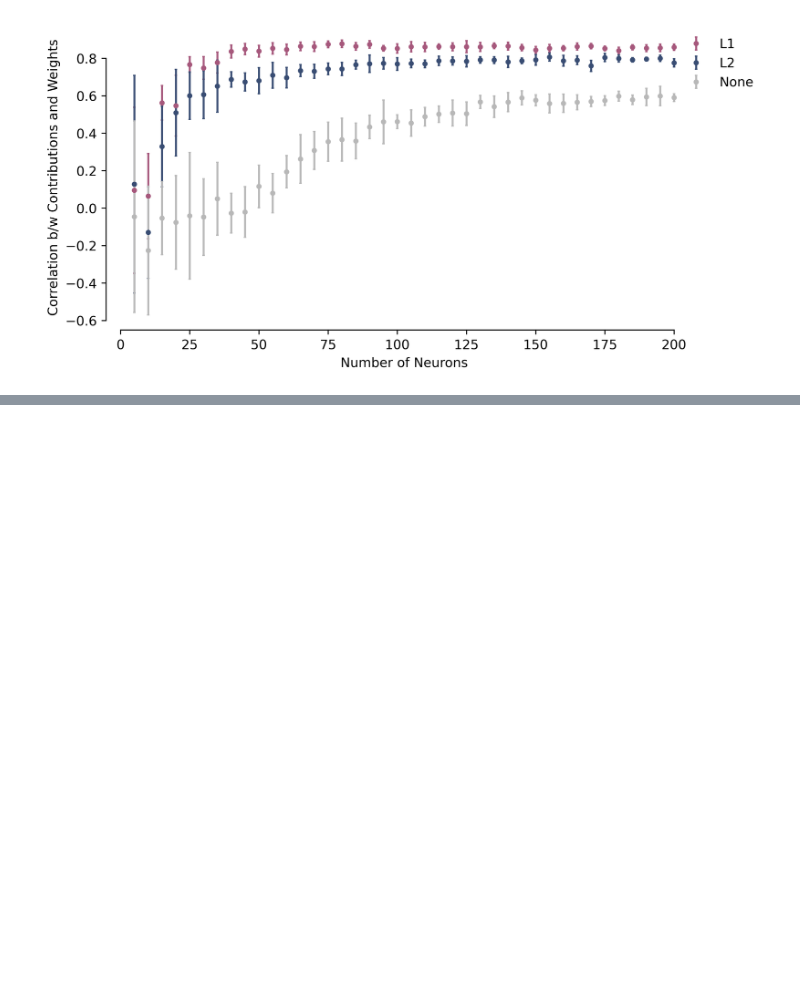
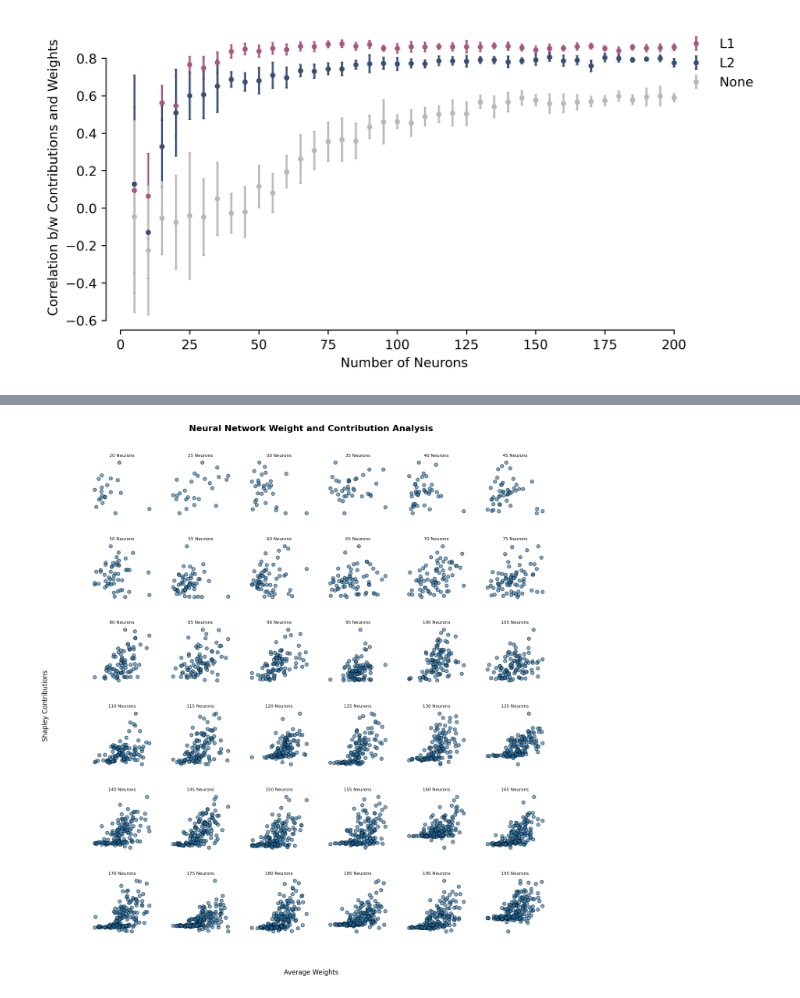
Before and after one commit to ShreyDixit/MSA-XAI, a Jupyter notebook: MLP/analysis notebook.ipynb, the cells around one changed output, grey strips where cells are left out. Cells and saved outputs as stored; diff of their text form; code cells hidden in the pictures; blank space fills up the shorter version.

```diff
--- a/MLP/analysis notebook.ipynb
+++ b/MLP/analysis notebook.ipynb
@@ -221,0 +289,31 @@ plt.savefig(f"figures/Correlation between Weights and Contributions.pdf",dpi=600
+# %%
+num_neurons_list = sorted(num_neurons_list)
+# %%
+import matplotlib.pyplot as plt
+
+rows, cols = 6, 6
+fig, axes = plt.subplots(rows, cols, figsize=(15, 15))
+
+for i, ax in enumerate(axes.flat):
+    # Replace the following with your actual plotting logic
+    relevant_results = manager.get_results(regularisation="none regularization", num_neurons=num_neurons_list[3:-1][i])
+    incoming_weights = relevant_results[0].model.layer1.weight.abs().mean(1).detach().cpu().numpy()
+    outgoing_weights = relevant_results[0].model.layer2[1].weight.abs().mean(0).detach().cpu().numpy()
+    average_weights = (outgoing_weights + incoming_weights) / 2
+
+    contributions = relevant_results[0].shapley_modes.values.mean(0)
+
+    # Scatter plot with circular, translucent dots
+    ax.scatter(average_weights, contributions, alpha=0.6, s=40, edgecolor="k")  # s adjusts the size of dots
+    ax.set_title(f'{num_neurons_list[3:-1][i]} Neurons', fontsize=8)
+    ax.axis('off')  # Optional: Turn off individual axes for cleaner look
+
+# Overall figure title and axis labels
+fig.suptitle("Neural Network Weight and Contribution Analysis", fontsize=16, fontweight='bold')
+fig.text(0.5, 0.04, "Average Weights", ha='center', fontsize=12)
+fig.text(0.04, 0.5, "Shapley Contributions", va='center', rotation='vertical', fontsize=12)
+
+plt.subplots_adjust(top=0.92, wspace=0.3, hspace=0.5)  # Adjust layout for better spacing
+plt.show()
+# %% [output]
+[figure, added]
```
Also changed, not shown: parts of 7 cells of this notebook, 5 other files.
